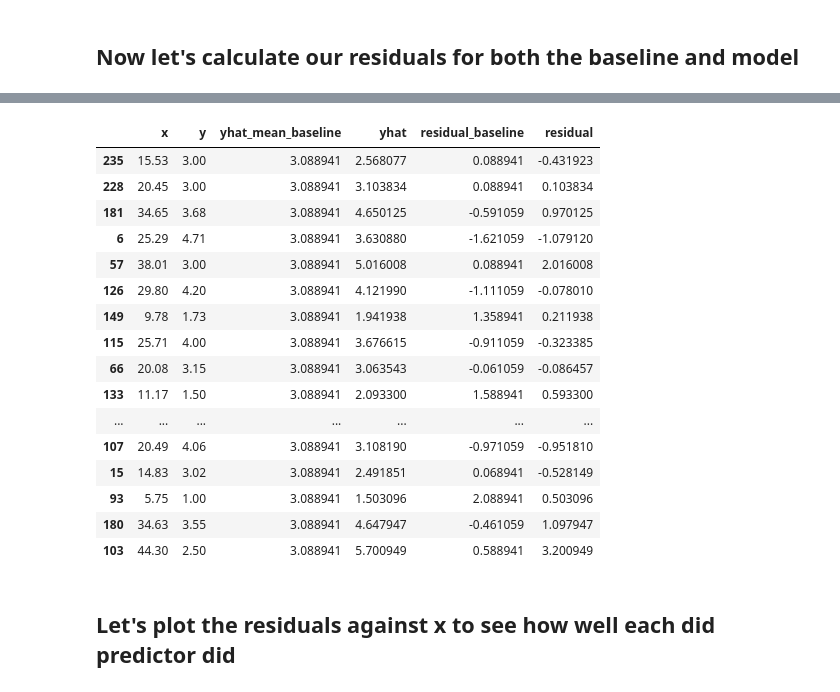
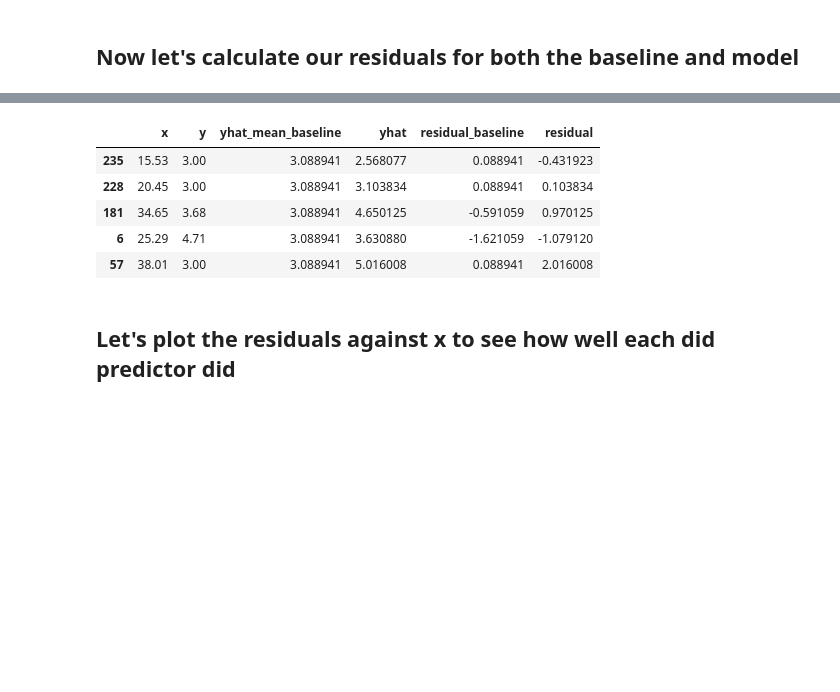
Before and after one commit to RyanMcCall/ds-methodologies-exercises, a Jupyter notebook: regression/evaluate_walkthrough.ipynb, the cells around one changed output, grey strips where cells are left out. Saved outputs shown, nothing was run; the diff lists cells and outputs as text; code cells hidden in the pictures; blank space fills up the shorter version.

```diff
--- a/regression/evaluate_walkthrough.ipynb
+++ b/regression/evaluate_walkthrough.ipynb
@@ -168,24 +98,13 @@ train
 # %%
 train['residual'] = train.yhat - train.y
-train
+train.head()
 # %% [output]
 |  | x | y | yhat_mean_baseline | yhat | residual_baseline | residual |
 | 235 | 15.53 | 3.00 | 3.088941 | 2.568077 | 0.088941 | -0.431923 |
 | 228 | 20.45 | 3.00 | 3.088941 | 3.103834 | 0.088941 | 0.103834 |
 | 181 | 34.65 | 3.68 | 3.088941 | 4.650125 | -0.591059 | 0.970125 |
 | 6 | 25.29 | 4.71 | 3.088941 | 3.630880 | -1.621059 | -1.079120 |
 | 57 | 38.01 | 3.00 | 3.088941 | 5.016008 | 0.088941 | 2.016008 |
-| 126 | 29.80 | 4.20 | 3.088941 | 4.121990 | -1.111059 | -0.078010 |
-| 149 | 9.78 | 1.73 | 3.088941 | 1.941938 | 1.358941 | 0.211938 |
-| 115 | 25.71 | 4.00 | 3.088941 | 3.676615 | -0.911059 | -0.323385 |
-| 66 | 20.08 | 3.15 | 3.088941 | 3.063543 | -0.061059 | -0.086457 |
-| 133 | 11.17 | 1.50 | 3.088941 | 2.093300 | 1.588941 | 0.593300 |
-| ... | ... | ... | ... | ... | ... | ... |
-| 107 | 20.49 | 4.06 | 3.088941 | 3.108190 | -0.971059 | -0.951810 |
-| 15 | 14.83 | 3.02 | 3.088941 | 2.491851 | 0.068941 | -0.528149 |
-| 93 | 5.75 | 1.00 | 3.088941 | 1.503096 | 2.088941 | 0.503096 |
-| 180 | 34.63 | 3.55 | 3.088941 | 4.647947 | -0.461059 | 1.097947 |
-| 103 | 44.30 | 2.50 | 3.088941 | 5.700949 | 0.588941 | 3.200949 |
 # %% [markdown]
 ## Let's plot the residuals against x to see how well each did predictor did
 # %%
```
Also changed, not shown: parts of 49 cells of this notebook.
